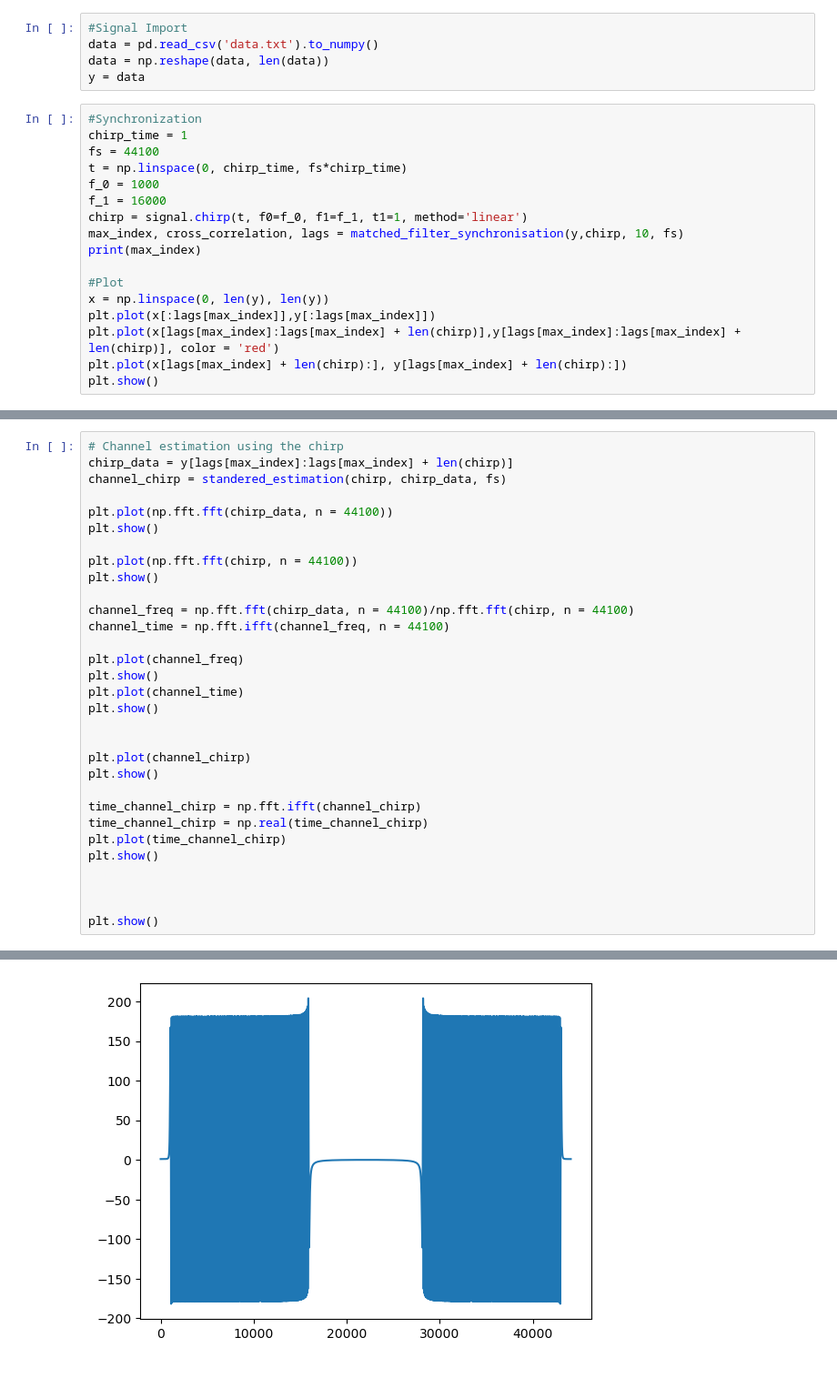
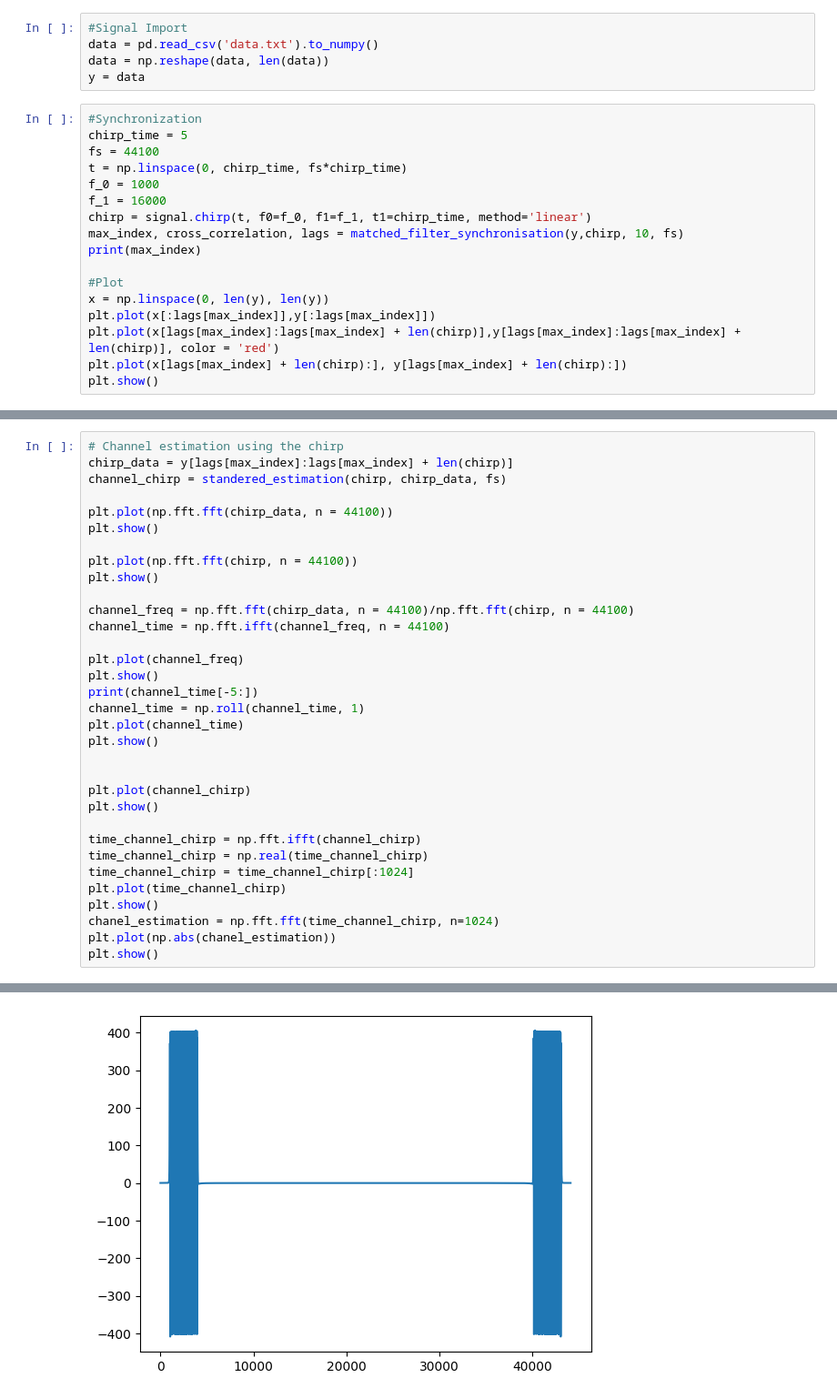
Before and after one commit to kmcm0707/GF3, a Jupyter notebook: full_decoder.ipynb, the cells around one changed output, grey strips where cells are left out. Shown at 91% size. Saved outputs shown, nothing was run; the diff lists cells and outputs as text.

```diff
--- a/full_decoder.ipynb
+++ b/full_decoder.ipynb
@@ -113,12 +205,12 @@ data = np.reshape(data, len(data))
 y = data
 # %%
 #Synchronization
-chirp_time = 1
+chirp_time = 5
 fs = 44100
 t = np.linspace(0, chirp_time, fs*chirp_time)
 f_0 = 1000
 f_1 = 16000
-chirp = signal.chirp(t, f0=f_0, f1=f_1, t1=1, method='linear')
+chirp = signal.chirp(t, f0=f_0, f1=f_1, t1=chirp_time, method='linear')
 max_index, cross_correlation, lags = matched_filter_synchronisation(y,chirp, 10, fs)
 print(max_index)
 
@@ -147,6 +239,8 @@ channel_time = np.fft.ifft(channel_freq, n = 44100)
 
 plt.plot(channel_freq)
 plt.show()
+print(channel_time[-5:])
+channel_time = np.roll(channel_time, 1)
 plt.plot(channel_time)
 plt.show()
 
@@ -156,10 +250,10 @@ plt.show()
 
 time_channel_chirp = np.fft.ifft(channel_chirp)
 time_channel_chirp = np.real(time_channel_chirp)
+time_channel_chirp = time_channel_chirp[:1024]
 plt.plot(time_channel_chirp)
 plt.show()
-
-
-
+chanel_estimation = np.fft.fft(time_channel_chirp, n=1024)
+plt.plot(np.abs(chanel_estimation))
 plt.show()
 # %% [output]
@@ -167 +261 @@ plt.show()
-[figure, old version]
+[figure, new version]
```
Also changed, not shown: parts of 8 cells of this notebook.
